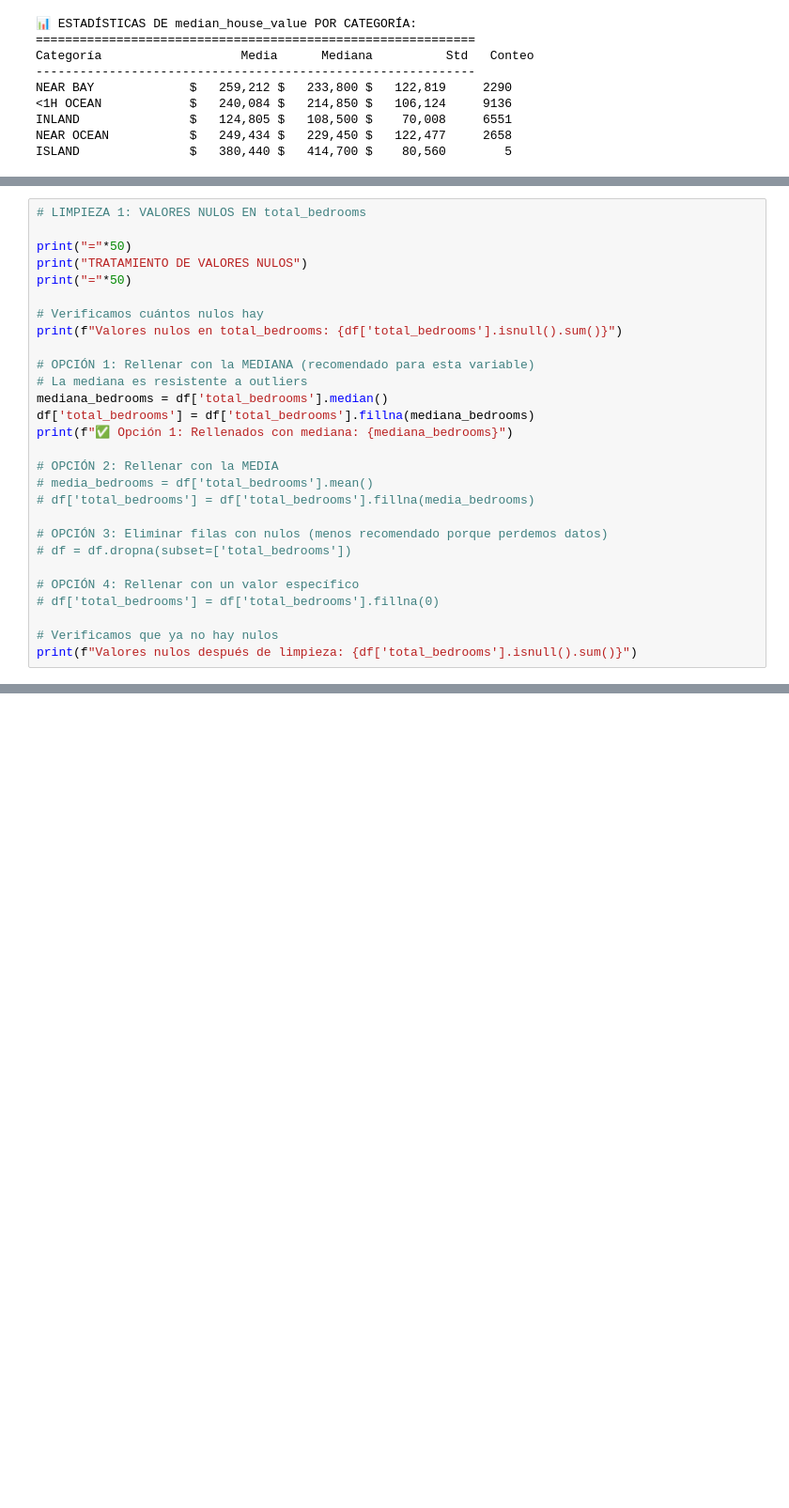
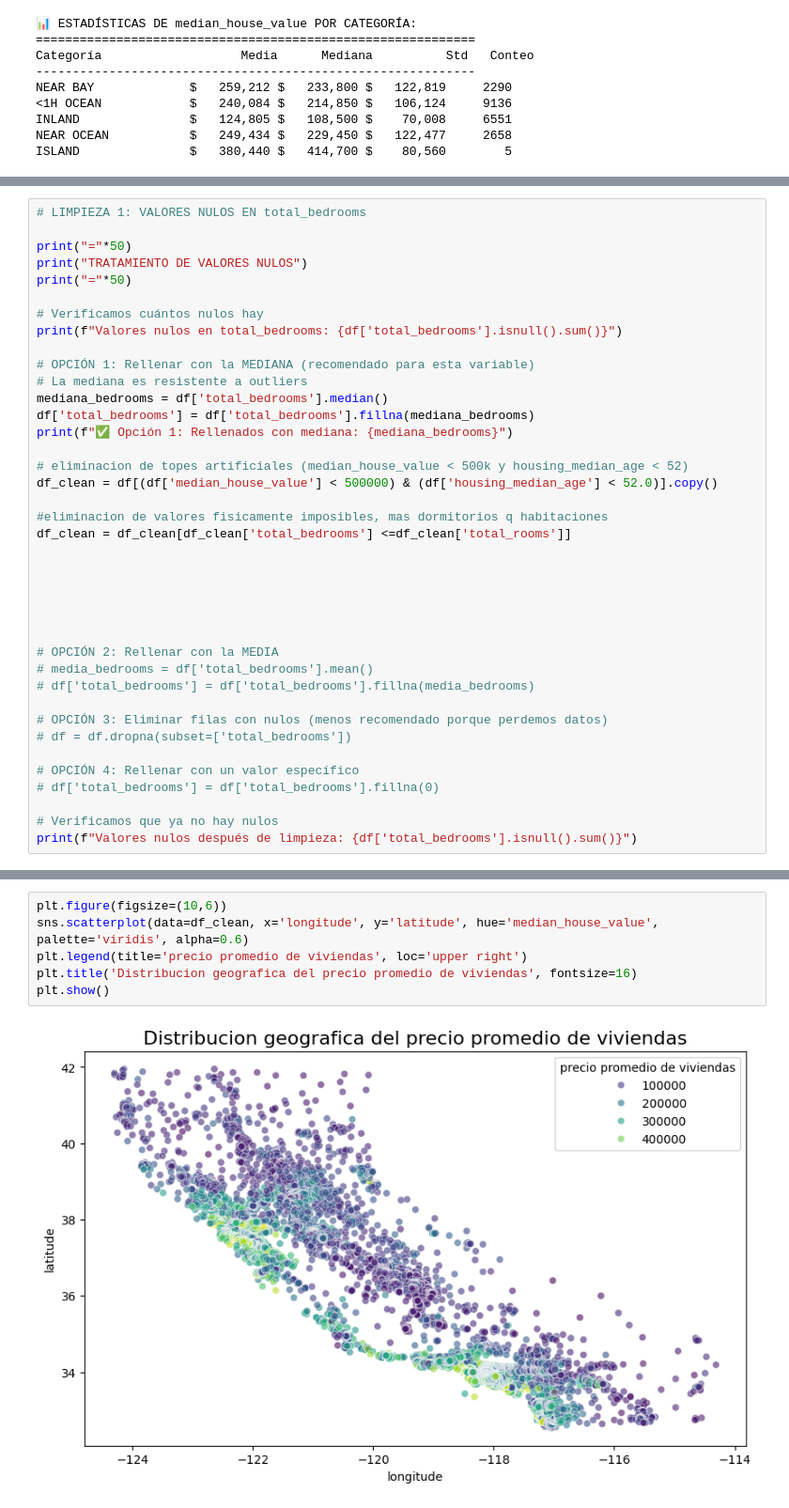
Before and after one commit to Vanship77/cuadernoIA2026, a Jupyter notebook: EJERCICIO PRACTICO CALIFORNIA HOUSING PRICES.ipynb, the cells around one changed output, grey strips where cells are left out. Shown at 94% size. Drawn from its saved outputs; the diff is of its cells as text; blank space fills up the shorter version.

Commit message:
CONTINUACION DEL EJERCICIO PRACTICO CALIFORNIA HOUSING PRICES

```diff
--- a/EJERCICIO PRACTICO CALIFORNIA HOUSING PRICES.ipynb
+++ b/EJERCICIO PRACTICO CALIFORNIA HOUSING PRICES.ipynb
@@ -707,6 +664,17 @@ mediana_bedrooms = df['total_bedrooms'].median()
 df['total_bedrooms'] = df['total_bedrooms'].fillna(mediana_bedrooms)
 print(f"✅ Opción 1: Rellenados con mediana: {mediana_bedrooms}")
 
+# eliminacion de topes artificiales (median_house_value < 500k y housing_median_age < 52)
+df_clean = df[(df['median_house_value'] < 500000) & (df['housing_median_age'] < 52.0)].copy()
+
+#eliminacion de valores fisicamente imposibles, mas dormitorios q habitaciones
+df_clean = df_clean[df_clean['total_bedrooms'] <=df_clean['total_rooms']]
+
+
+
+
+
+
 # OPCIÓN 2: Rellenar con la MEDIA
 # media_bedrooms = df['total_bedrooms'].mean()
 # df['total_bedrooms'] = df['total_bedrooms'].fillna(media_bedrooms)
@@ -728,0 +720,8 @@ Valores nulos después de limpieza: 0
+# %%
+plt.figure(figsize=(10,6))
+sns.scatterplot(data=df_clean, x='longitude', y='latitude', hue='median_house_value', palette='viridis', alpha=0.6)
+plt.legend(title='precio promedio de viviendas', loc='upper right')
+plt.title('Distribucion geografica del precio promedio de viviendas', fontsize=16)
+plt.show()
+# %% [output]
+[figure, added]
```
Also changed, not shown: parts of 16 cells of this notebook.
